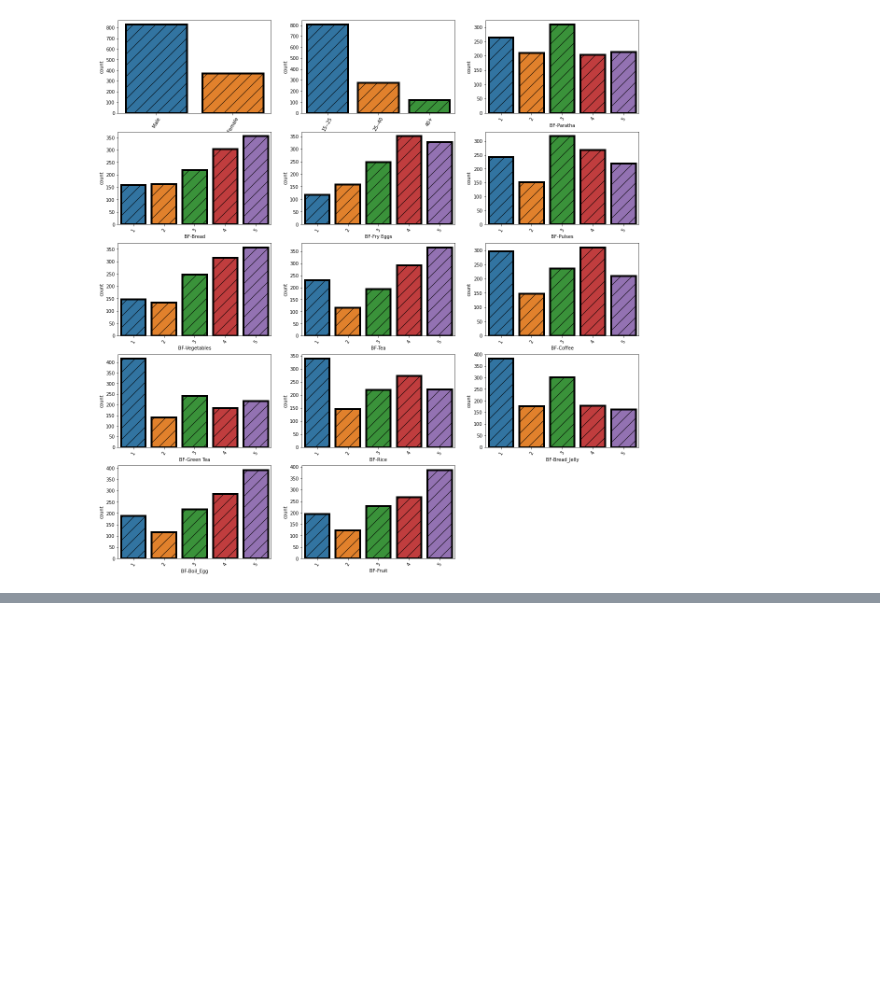
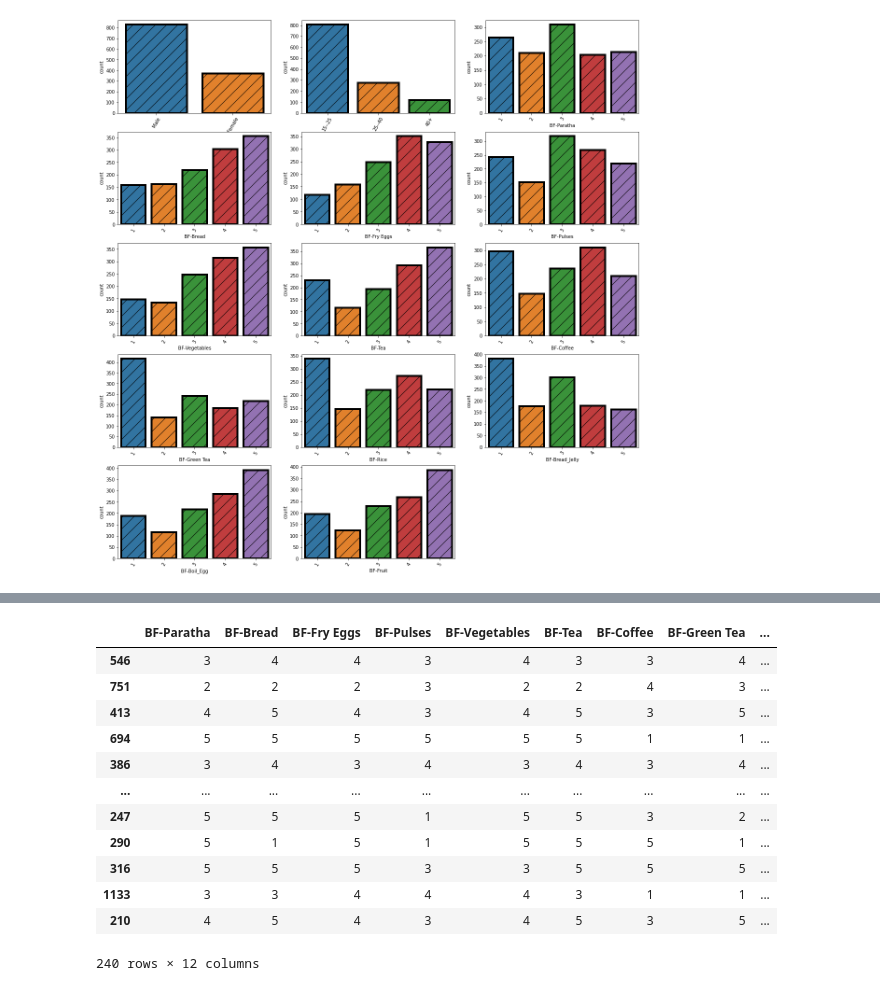
Before and after one commit to tofael950/Food, a Jupyter notebook: Food_Project_.ipynb, the cells around one changed output, grey strips where cells are left out. Cells and saved outputs as stored; diff of their text form; code cells hidden in the pictures; blank space fills up the shorter version.

```diff
--- a/Food_Project_.ipynb
+++ b/Food_Project_.ipynb
@@ -284,0 +446,16 @@ for i in enumerate(Breakfast_feature):
+# %%
+X_test
+# %% [output]
+|  | BF-Paratha | BF-Bread | BF-Fry Eggs | BF-Pulses | BF-Vegetables | BF-Tea | BF-Coffee | BF-Green Tea | ... |
+| 546 | 3 | 4 | 4 | 3 | 4 | 3 | 3 | 4 | ... |
+| 751 | 2 | 2 | 2 | 3 | 2 | 2 | 4 | 3 | ... |
+| 413 | 4 | 5 | 4 | 3 | 4 | 5 | 3 | 5 | ... |
+| 694 | 5 | 5 | 5 | 5 | 5 | 5 | 1 | 1 | ... |
+| 386 | 3 | 4 | 3 | 4 | 3 | 4 | 3 | 4 | ... |
+| ... | ... | ... | ... | ... | ... | ... | ... | ... | ... |
+| 247 | 5 | 5 | 5 | 1 | 5 | 5 | 3 | 2 | ... |
+| 290 | 5 | 1 | 5 | 1 | 5 | 5 | 5 | 1 | ... |
+| 316 | 5 | 5 | 5 | 3 | 3 | 5 | 5 | 5 | ... |
+| 1133 | 3 | 3 | 4 | 4 | 4 | 3 | 1 | 1 | ... |
+| 210 | 4 | 5 | 4 | 3 | 4 | 5 | 3 | 5 | ... |
+240 rows × 12 columns
```
Also changed, not shown: parts of 69 cells of this notebook.
